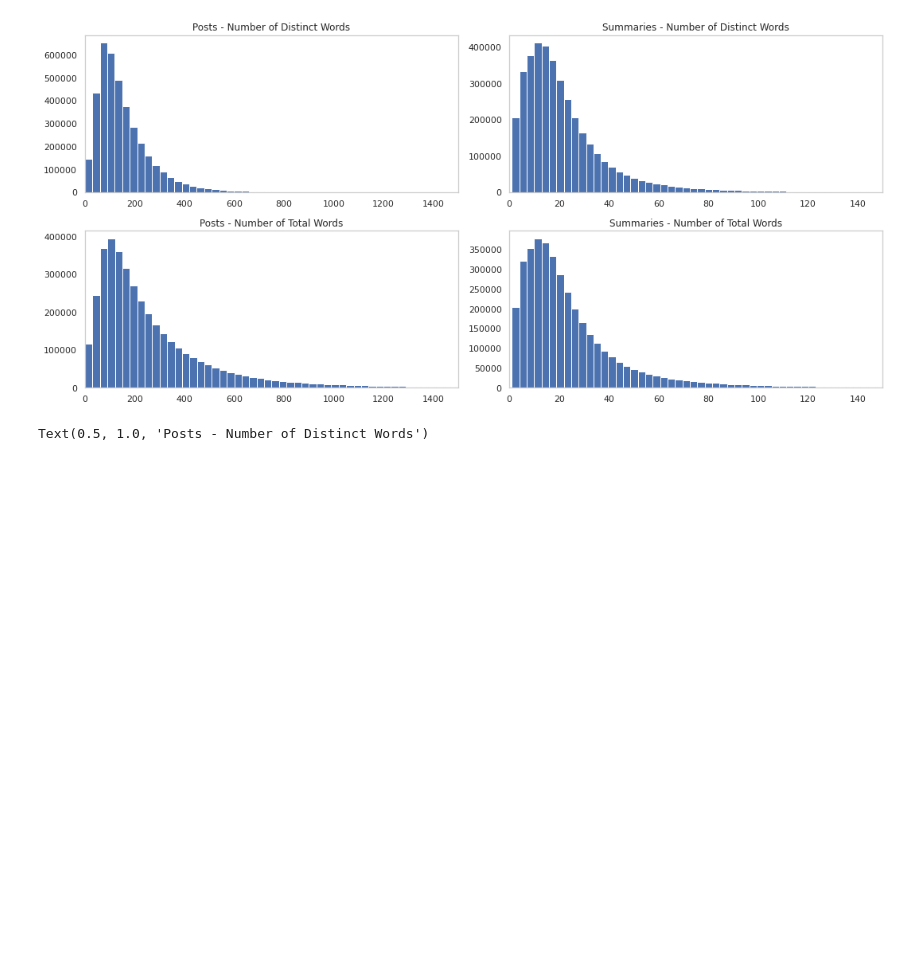
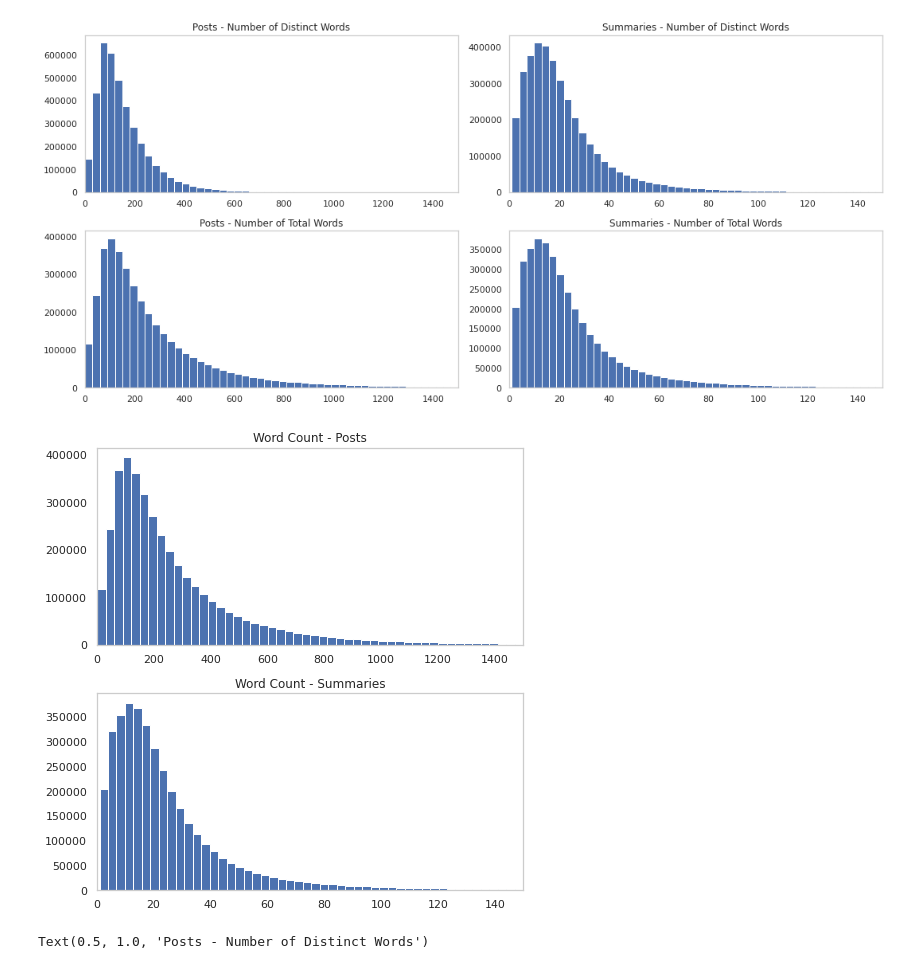
Before and after one commit to trevor-johnson/w266_reddit_summarization, a Jupyter notebook: data_setups/eda.ipynb, the cells around one changed output. Saved outputs shown, nothing was run; the diff lists cells and outputs as text; code cells hidden in the pictures; blank space fills up the shorter version.

```diff
--- a/data_setups/eda.ipynb
+++ b/data_setups/eda.ipynb
@@ -179,6 +205,26 @@ fig.tight_layout()
 fig.savefig('/content/gdrive/MyDrive/w266/word_counts.png', dpi=300)
 # %% [output]
 [figure]
+# %%
+import seaborn as sns
+sns.set(font='Franklin Gothic Book', rc = {'figure.figsize':(15,8)})
+sns.set_style("whitegrid", {'axes.grid' : False})
+
+fig, ax = plt.subplots(2, 1, figsize = (7,7))
+
+# count total words
+ax[0].hist(df[df['content_total_words'] < 1501]['content_total_words'], bins=50)
+ax[0].set_xlim(0, 1500)
+ax[0].title.set_text("Word Count - Posts")
+
+ax[1].hist(df[df['summary_total_words'] < 151]['summary_total_words'], bins=50)
+ax[1].set_xlim(0, 150)
+ax[1].title.set_text("Word Count - Summaries")
+
+fig.tight_layout()
+fig.savefig('/content/gdrive/MyDrive/w266/word_counts2.png', dpi=300)
+# %% [output]
+[figure, added]
 # %%
 import seaborn as sns
 sns.set(font='Franklin Gothic Book', rc = {'figure.figsize':(15,8)})
```
Also changed, not shown: parts of 4 cells of this notebook, 4 other files.
